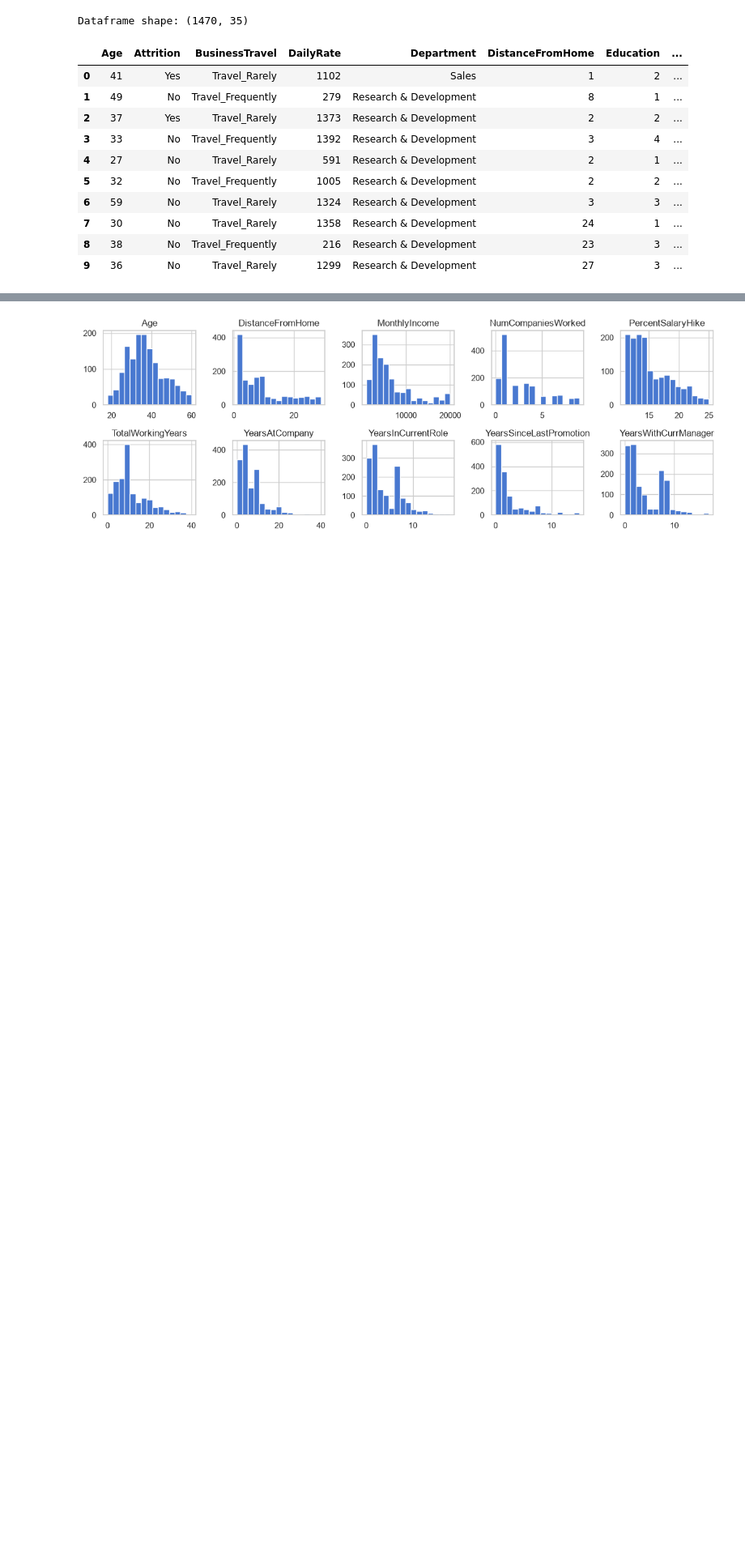
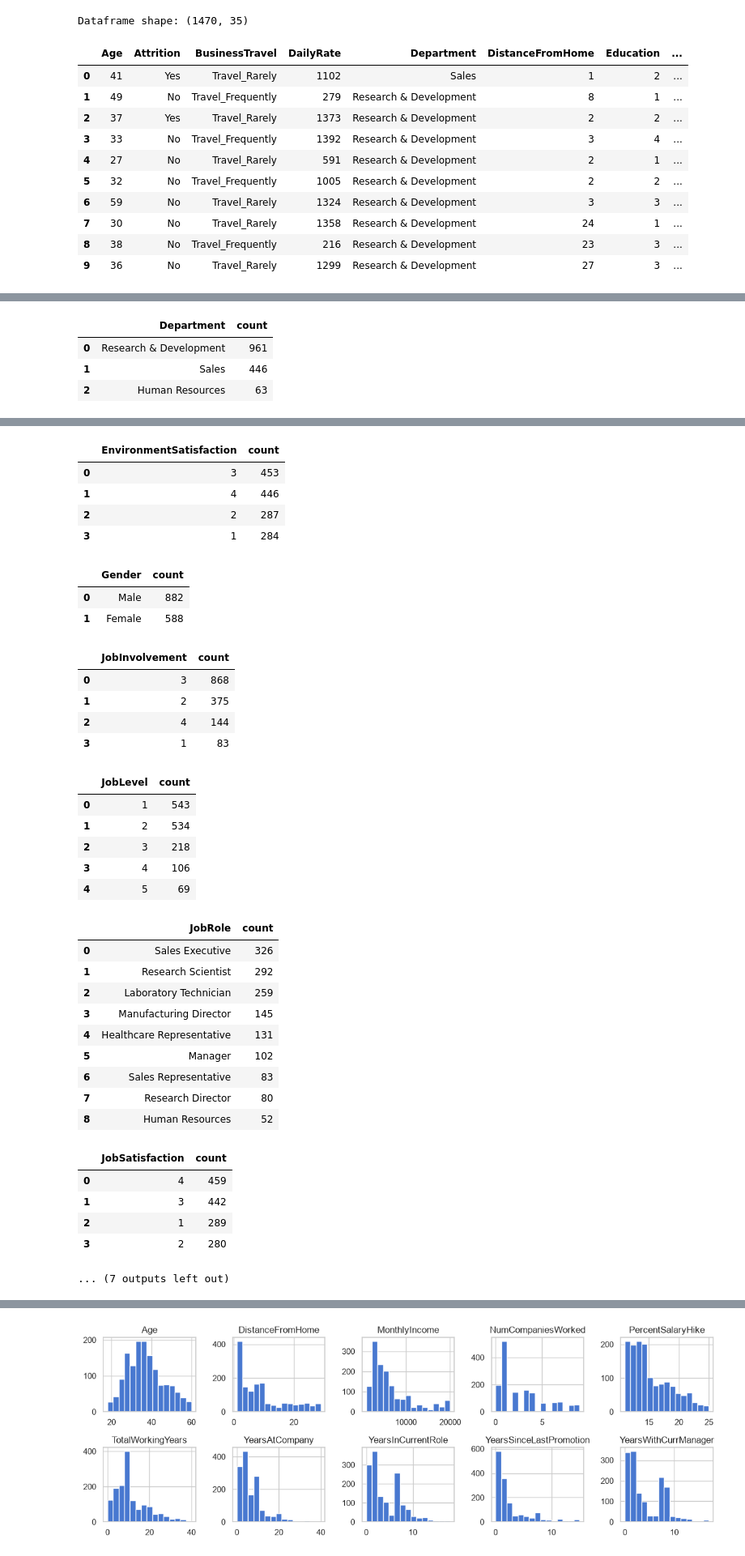
Before and after one commit to JBrizR/hr-analytics-compensation-attrition, a Jupyter notebook: notebooks/00_data_profiling_and_cleaning.ipynb, the cells around one changed output, grey strips where cells are left out. Shown at 81% size. Cells and saved outputs as stored; diff of their text form; code cells hidden in the pictures; blank space fills up the shorter version.

```diff
--- a/notebooks/00_data_profiling_and_cleaning.ipynb
+++ b/notebooks/00_data_profiling_and_cleaning.ipynb
@@ -155,8 +210,7 @@ YearsWithCurrManager
 # %%
-## Check categorical unique values
+# Check categorical unique values
 print(f"---- Categorical Unique Values Audit ----")
 for cat in new_cats:
-    print(raw_df[cat].value_counts().reset_index())
-    print()
+    display(clean_df[cat].value_counts().reset_index())
 # %% [output]
 ---- Categorical Unique Values Audit ----
@@ -178,0 +224,4 @@ for cat in new_cats:
+|  | Department | count |
+| 0 | Research & Development | 961 |
+| 1 | Sales | 446 |
+| 2 | Human Resources | 63 |
@@ -178,0 +241,35 @@ for cat in new_cats:
+|  | EnvironmentSatisfaction | count |
+| 0 | 3 | 453 |
+| 1 | 4 | 446 |
+| 2 | 2 | 287 |
+| 3 | 1 | 284 |
+|  | Gender | count |
+| 0 | Male | 882 |
+| 1 | Female | 588 |
+|  | JobInvolvement | count |
+| 0 | 3 | 868 |
+| 1 | 2 | 375 |
+| 2 | 4 | 144 |
+| 3 | 1 | 83 |
+|  | JobLevel | count |
+| 0 | 1 | 543 |
+| 1 | 2 | 534 |
+| 2 | 3 | 218 |
+| 3 | 4 | 106 |
+| 4 | 5 | 69 |
+|  | JobRole | count |
+| 0 | Sales Executive | 326 |
+| 1 | Research Scientist | 292 |
+| 2 | Laboratory Technician | 259 |
+| 3 | Manufacturing Director | 145 |
+| 4 | Healthcare Representative | 131 |
+| 5 | Manager | 102 |
+| 6 | Sales Representative | 83 |
+| 7 | Research Director | 80 |
+| 8 | Human Resources | 52 |
+|  | JobSatisfaction | count |
+| 0 | 4 | 459 |
+| 1 | 3 | 442 |
+| 2 | 1 | 289 |
+| 3 | 2 | 280 |
+... (7 outputs left out)
```
Also changed, not shown: parts of 60 cells of this notebook.
